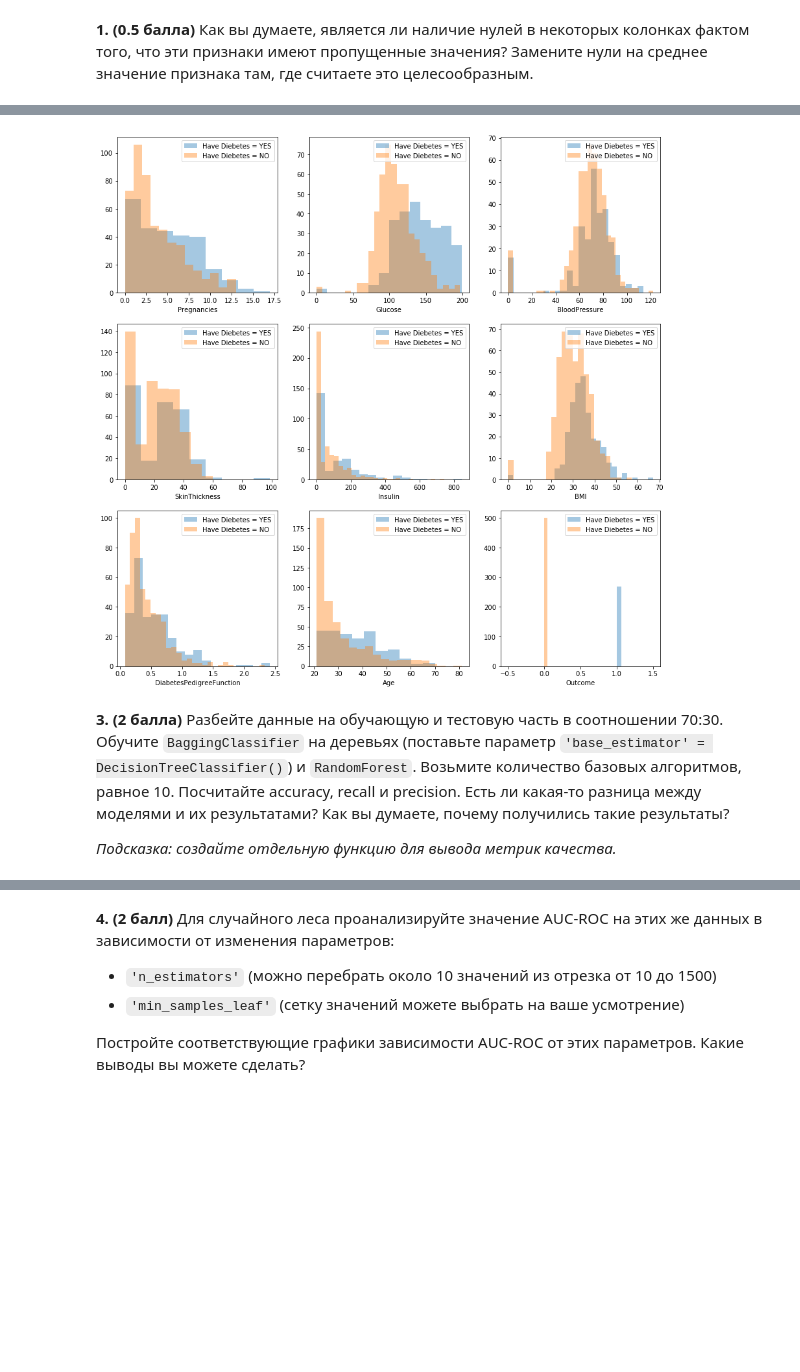
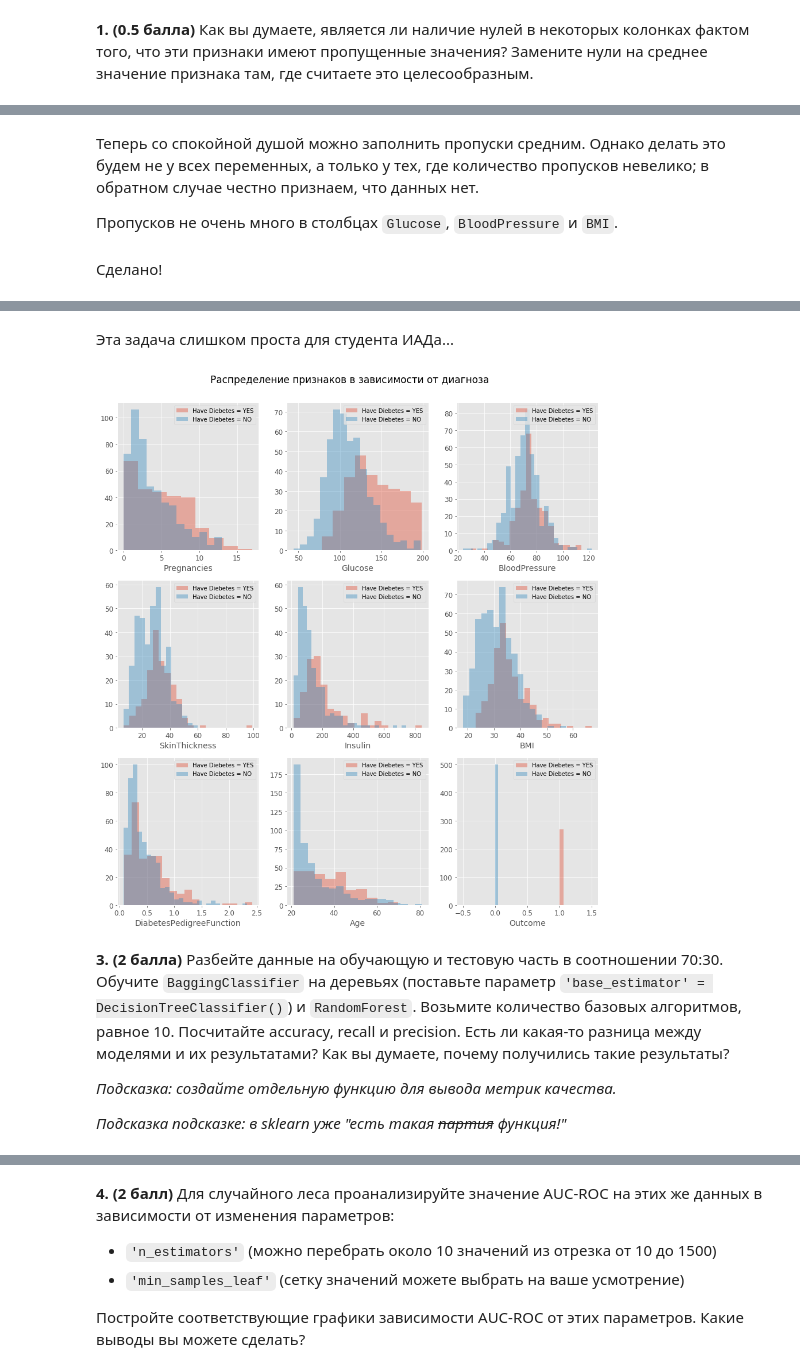
Before and after one commit to MaslikovEgor/hse-minor, a Jupyter notebook: 2nd semester/HW-4/HW-4.ipynb, the cells around one changed output, grey strips where cells are left out. Saved outputs shown, nothing was run; the diff lists cells and outputs as text; code cells hidden in the pictures; blank space fills up the shorter version.

```diff
--- a/2nd semester/HW-4/HW-4.ipynb
+++ b/2nd semester/HW-4/HW-4.ipynb
@@ -249,6 +249,12 @@ import seaborn as sns
 import os
 
 %matplotlib inline
+# %%
+plt.style.use('ggplot')
+mpl.rcParams['axes.titlesize'] = 17
+mpl.rcParams['axes.labelsize'] = 14
+mpl.rcParams['xtick.labelsize'] = 12
+mpl.rcParams['ytick.labelsize'] = 12
 # %% [markdown]
 **0. (0 баллов) ** Загрузите [датасет](https://www.kaggle.com/uciml/pima-indians-diabetes-database/data), в нем вы найдете данные опрошенных женщин из индейского племени Пима. Будем решать задачу бинарной классификации: в колонке Outcome лежит метка наличия или отсутствия диабета - это наша целевая переменная. Есть ли пропущенные значения?
 # %%
@@ -272,0 +291,2 @@ Name: Glucose, Length: 768, dtype: int64
+# %%
+cols = ['Glucose', 'BloodPressure', 'SkinThickness', 'Insulin', 'BMI']
@@ -272,0 +295,2 @@ Name: Glucose, Length: 768, dtype: int64
+# %%
+data[cols] = data[cols].replace({0:np.nan})
@@ -273,24 +318,40 @@ Name: Glucose, Length: 768, dtype: int64
+# %% [markdown]
+Теперь со спокойной душой можно заполнить пропуски средним. Однако делать это будем не у всех переменных, а только у тех, где количество пропусков невелико; в обратном случае честно признаем, что данных нет.
+
+Пропусков не очень много в столбцах `Glucose`, `BloodPressure` и `BMI`.
+# %%
+cols =  ['Glucose', 'BloodPressure', 'BMI']
+
+data[cols] = data[cols].fillna(data[cols].mean())
+# %% [markdown]
+Сделано!
 # %% [markdown]
 **2. (1 балл)** Визуализируйте распределение признаков по отдельности для больных диабетом и здоровых. Ваши графики должны быть примерно такими:
 
 ![Image](https://d.radikal.ru/d03/2005/f8/0ffb9443cbcf.png)
+# %% [markdown]
+Эта задача слишком проста для студента ИАДа...
 # %%
 fig, ax = plt.subplots(3, 3, figsize = (15, 15))
+plt.suptitle('Распределение признаков в зависимости от диагноза', size=17)
 
 for i, axis in enumerate(ax.reshape(-1)):
     sns.distplot(data.query('Outcome == 1')[data.columns[i]], kde = False, label = 'Have Diebetes = YES', ax = axis)
     sns.distplot(data.query('Outcome == 0')[data.columns[i]], kde = False, label = 'Have Diebetes = NO', ax = axis)
 
     axis.set_xlabel('{}'.format(data.columns[i]))
     axis.set_ylabel('')
     axis.legend()
 
+fig.subplots_adjust(top=0.935)
 plt.show()
 # %% [output]
-[figure, old version]
+[figure, new version]
 # %% [markdown]
 **3. (2 балла)** Разбейте данные на обучающую и тестовую часть в соотношении 70:30. Обучите `BaggingClassifier` на деревьях (поставьте параметр `'base_estimator' = DecisionTreeClassifier()`) и `RandomForest`. Возьмите количество базовых алгоритмов, равное 10. Посчитайте accuracy, recall и precision. Есть ли какая-то разница между моделями и их результатами? Как вы думаете, почему получились такие результаты?
 
 *Подсказка: создайте отдельную функцию для вывода метрик качества.*
+
+*Подсказка подсказке: в sklearn уже "есть такая ~~партия~~ функция!"*
 # %%
 from sklearn.model_selection import train_test_split
```
Also changed, not shown: parts of 25 cells of this notebook.
